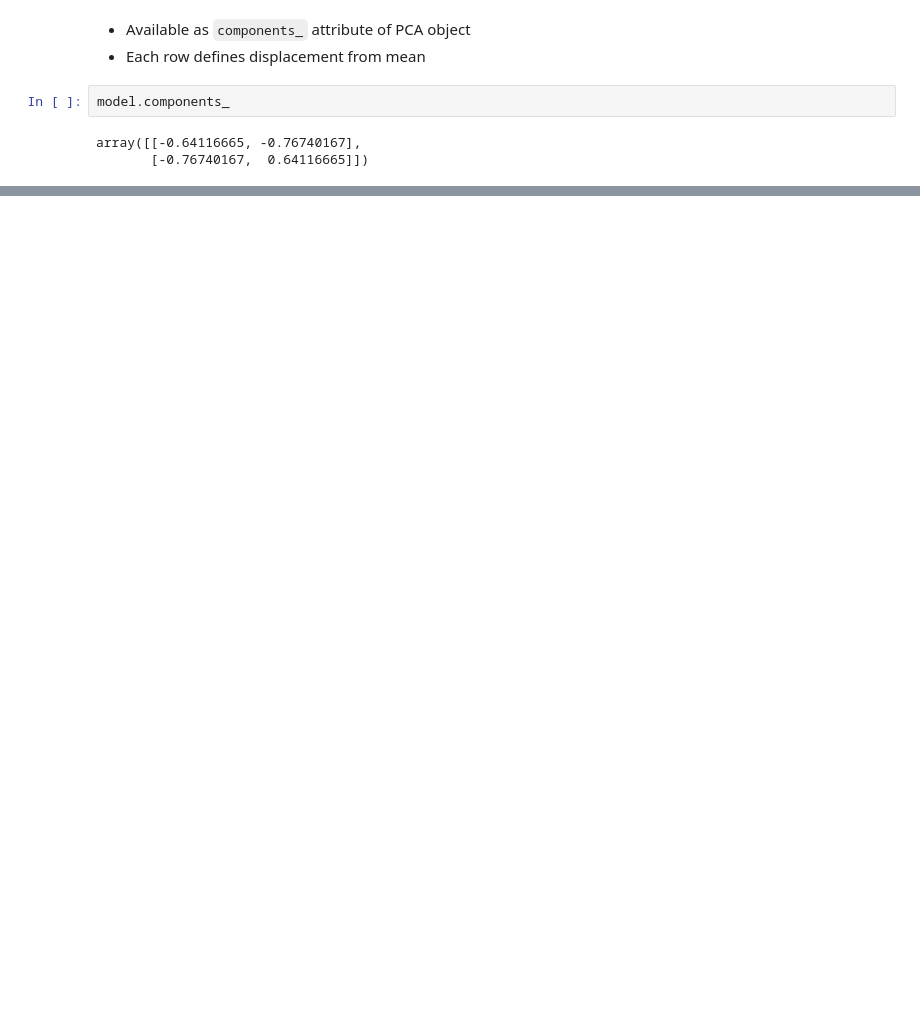
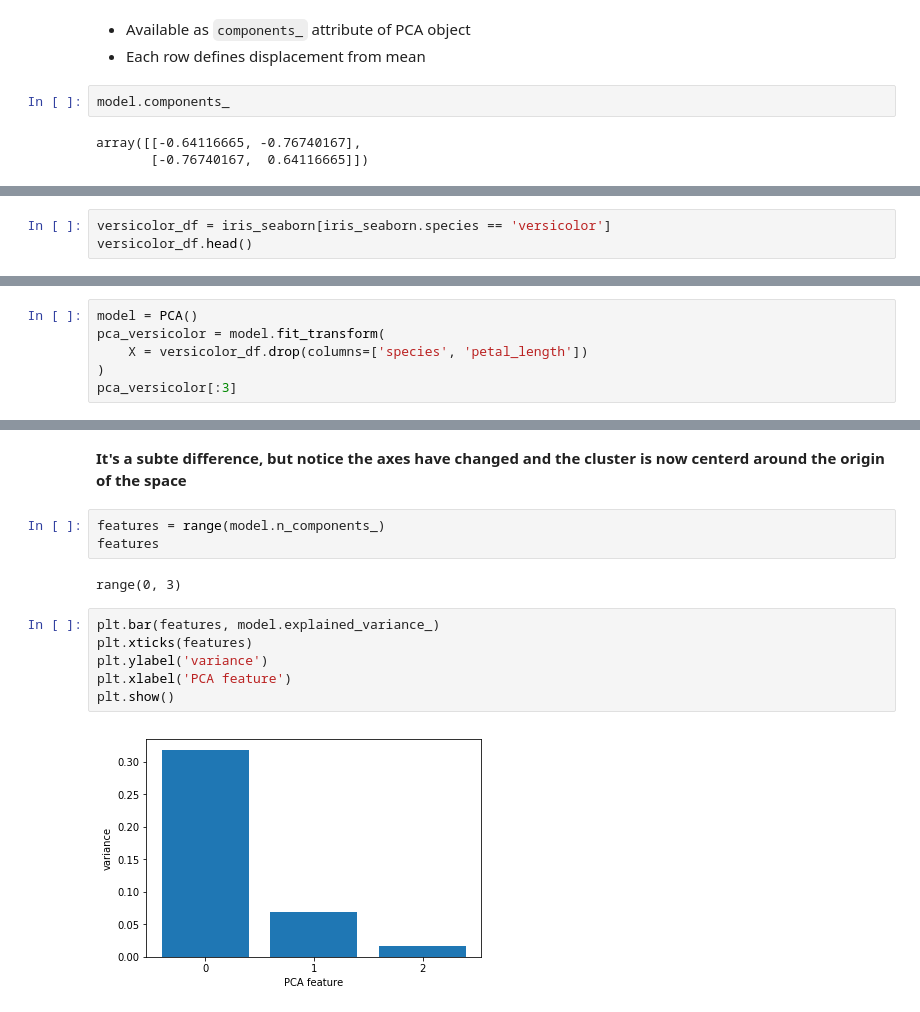
Before and after one commit to paulo-g-martinez/unsupervised-learning-in-python, a Jupyter notebook: unsupervised-learning-in-python.ipynb, the cells around one changed output, grey strips where cells are left out. Drawn from its saved outputs; the diff is of its cells as text; blank space fills up the shorter version.

```diff
--- a/unsupervised-learning-in-python.ipynb
+++ b/unsupervised-learning-in-python.ipynb
@@ -2583,0 +2880,3 @@ array([[-0.64116665, -0.76740167],
+# %%
+versicolor_df = iris_seaborn[iris_seaborn.species == 'versicolor']
+versicolor_df.head()
@@ -2583,0 +2905,6 @@ array([[-0.64116665, -0.76740167],
+# %%
+model = PCA()
+pca_versicolor = model.fit_transform(
+    X = versicolor_df.drop(columns=['species', 'petal_length'])
+)
+pca_versicolor[:3]
@@ -2583,0 +2933,15 @@ array([[-0.64116665, -0.76740167],
+# %% [markdown]
+**It's a subte difference, but notice the axes have changed and the cluster is now centerd around the origin of the space**
+# %%
+features = range(model.n_components_)
+features
+# %% [output]
+range(0, 3)
+# %%
+plt.bar(features, model.explained_variance_)
+plt.xticks(features)
+plt.ylabel('variance')
+plt.xlabel('PCA feature')
+plt.show()
+# %% [output]
+[figure, added]
```
Also changed, not shown: parts of 45 cells of this notebook, 1 other file.
